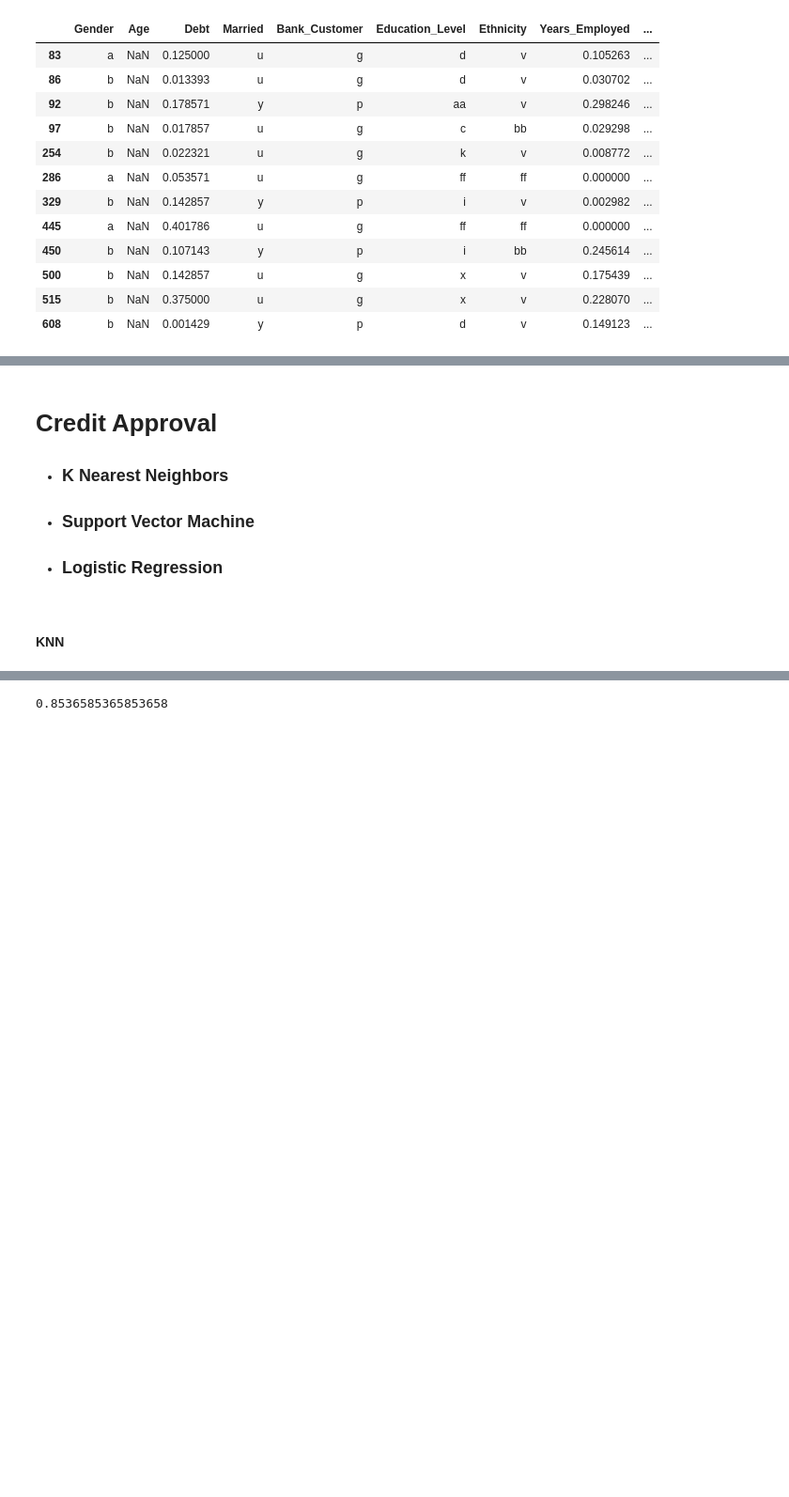
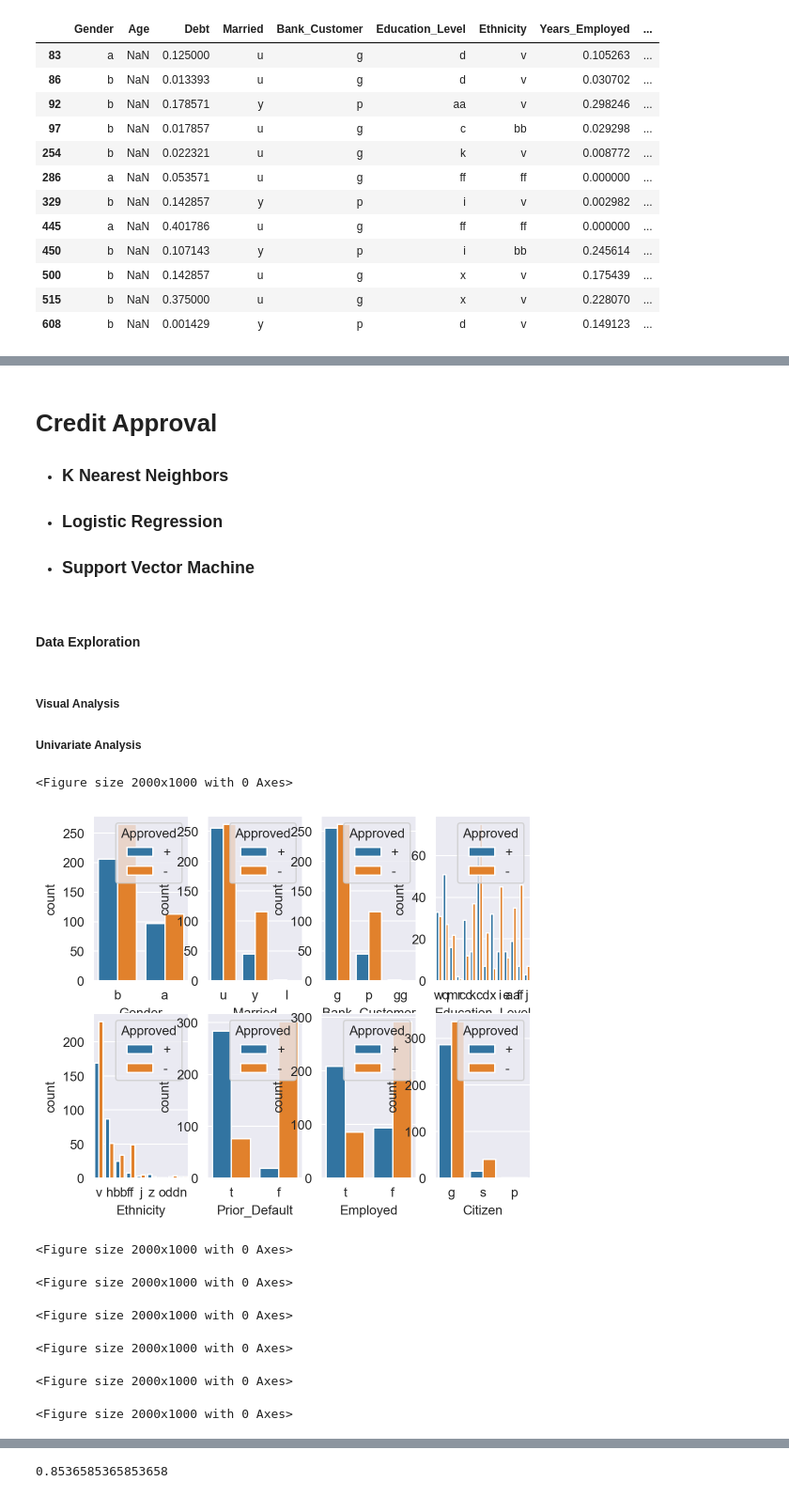
Before and after one commit to harveysimpsondata/Credit-Approval, a Jupyter notebook: Credit_Approval.ipynb, the cells around one changed output, grey strips where cells are left out. Shown at 94% size. Drawn from its saved outputs; the diff is of its cells as text; code cells hidden in the pictures; blank space fills up the shorter version.

```diff
--- a/Credit_Approval.ipynb
+++ b/Credit_Approval.ipynb
@@ -282,7 +289,34 @@ df.update(missing_age)
 # %% [markdown]
 # Credit Approval
  * ### K Nearest Neighbors
+ * ### Logistic Regression
  * ### Support Vector Machine
- * ### Logistic Regression
-# %% [markdown]
-#### KNN
+# %% [markdown]
+#### Data Exploration
+# %% [markdown]
+##### Visual Analysis
+##### Univariate Analysis
+# %%
+categorical = [var for var in df.columns if df[var].dtype == 'O']
+numerical = [var for var in df.columns if df[var].dtype != 'O']
+
+fig, ax = plt.subplots(2, 4)
+row = 0
+col = 0
+plt.rcParams['figure.figsize'] = [20, 10]
+for i,predictor in enumerate(df[categorical].drop(columns='Approved')):
+    plt.figure(i)
+    sns.countplot(data=df[categorical],x=predictor,hue='Approved',ax=ax[row][col])
+    col += 1
+    col = col % 4
+    if col == 0:
+        row += 1
+# %% [output]
+<Figure size 2000x1000 with 0 Axes>
+[figure, added]
+<Figure size 2000x1000 with 0 Axes>
+<Figure size 2000x1000 with 0 Axes>
+<Figure size 2000x1000 with 0 Axes>
+<Figure size 2000x1000 with 0 Axes>
+<Figure size 2000x1000 with 0 Axes>
+<Figure size 2000x1000 with 0 Axes>
```
Also changed, not shown: parts of 40 cells of this notebook.
